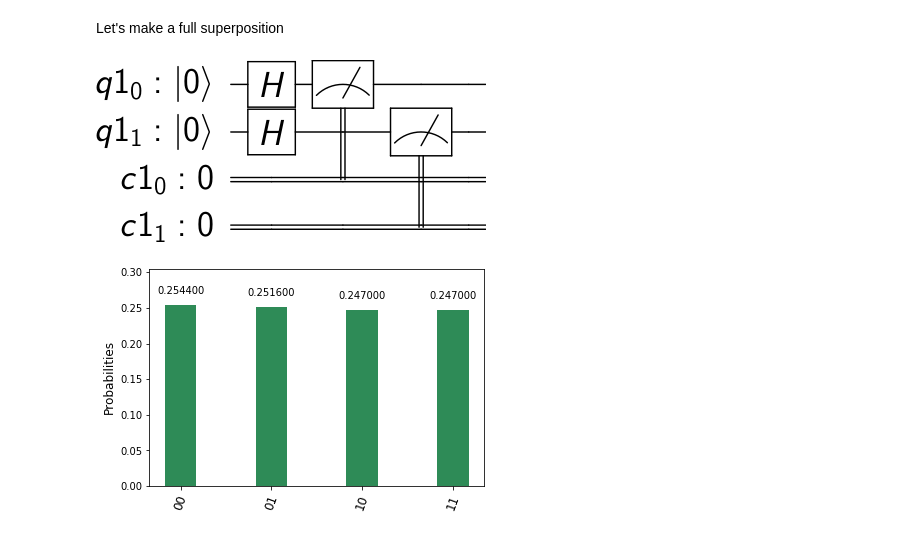
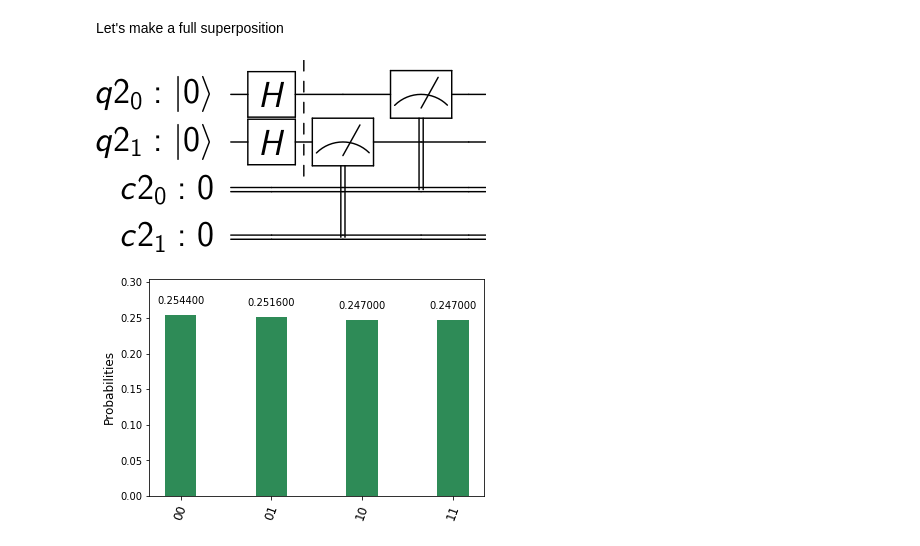
Before and after one commit to lyon-fnal/qc-tutorial-fnal, a Jupyter notebook: tutorial_20181213.ipynb, the cells around one changed output. Cells and saved outputs as stored; diff of their text form; code cells hidden in the pictures.

```diff
--- a/tutorial_20181213.ipynb
+++ b/tutorial_20181213.ipynb
@@ -319,14 +451,15 @@ Let's make a full superposition
 # %%
 q2 = QuantumRegister(2)
 c2 = ClassicalRegister(2)
 h2 = QuantumCircuit(q2, c2)
 h2.h(q2[0])
 h2.h(q2[1])
+h2.barrier()
 h2.measure(q2[0], c2[0])
 h2.measure(q2[1], c2[1])
 circuit_drawer(h2)
 # %% [output]
-[figure, old version]
+[figure, new version]
 # %%
 job = execute(h2, backend = 'local_qasm_simulator', shots=5000)
 plot_histogram(job.result().get_counts(h2))
```
Also changed, not shown: parts of 39 cells of this notebook, 5 other files.
